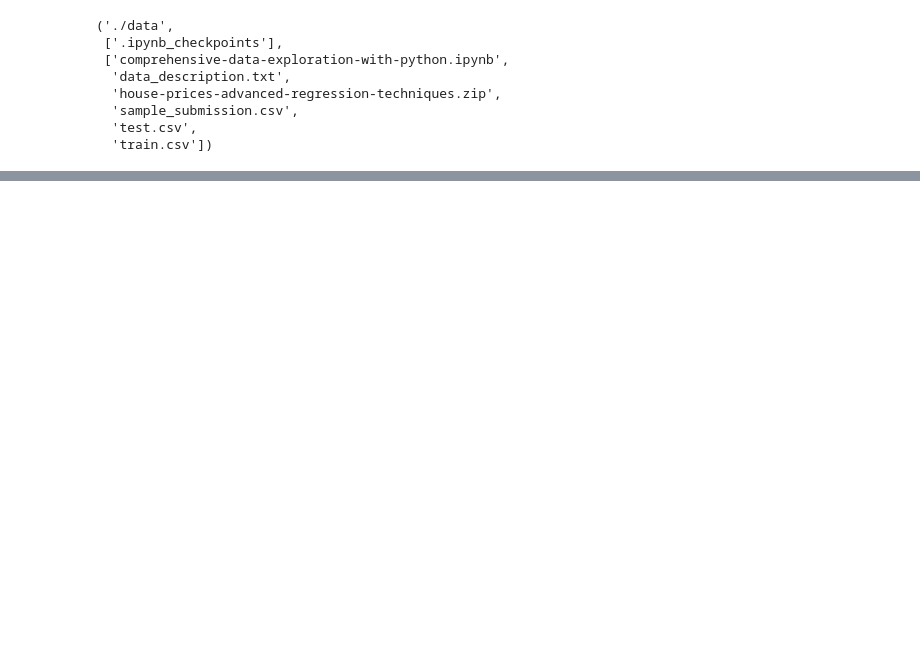
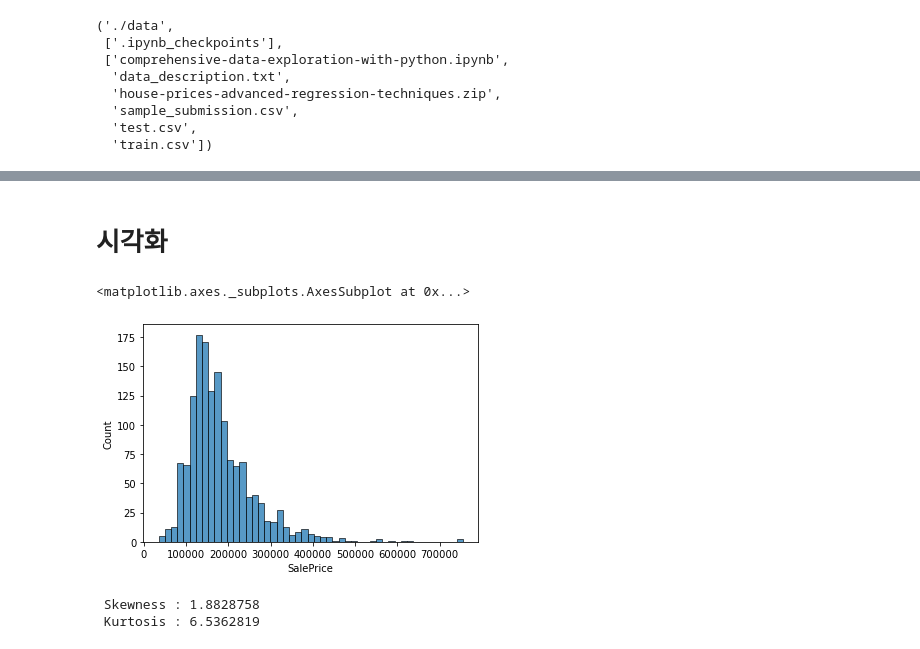
Before and after one commit to changyong93/KaggleStruggle, a Jupyter notebook: House Prices - Advanced Regression Techniques/COMPREHENSIVE DATA EXPLORATION WITH PYTHON.ipynb, the cells around one changed output, grey strips where cells are left out. Drawn from its saved outputs; the diff is of its cells as text; code cells hidden in the pictures; blank space fills up the shorter version.

```diff
--- a/House Prices - Advanced Regression Techniques/COMPREHENSIVE DATA EXPLORATION WITH PYTHON.ipynb
+++ b/House Prices - Advanced Regression Techniques/COMPREHENSIVE DATA EXPLORATION WITH PYTHON.ipynb
@@ -28,3 +29,5 @@ next(os.walk("./data"))
   'sample_submission.csv',
   'test.csv',
   'train.csv'])
+# %%
+df_train = pd.read_csv('./data/train.csv')
@@ -30,0 +71,13 @@ next(os.walk("./data"))
+# %% [markdown]
+# 시각화
+# %%
+sns.histplot(df_train.SalePrice)
+# %% [output]
+<matplotlib.axes._subplots.AxesSubplot at 0x...>
+[figure, added]
+# %%
+print(f" Skewness : {df_train.SalePrice.skew():.7f}")
+print(f" Kurtosis : {df_train.SalePrice.kurt():.7f}")
+# %% [output]
+ Skewness : 1.8828758
+ Kurtosis : 6.5362819
```
Also changed, not shown: parts of 31 cells of this notebook, 2 other files.
